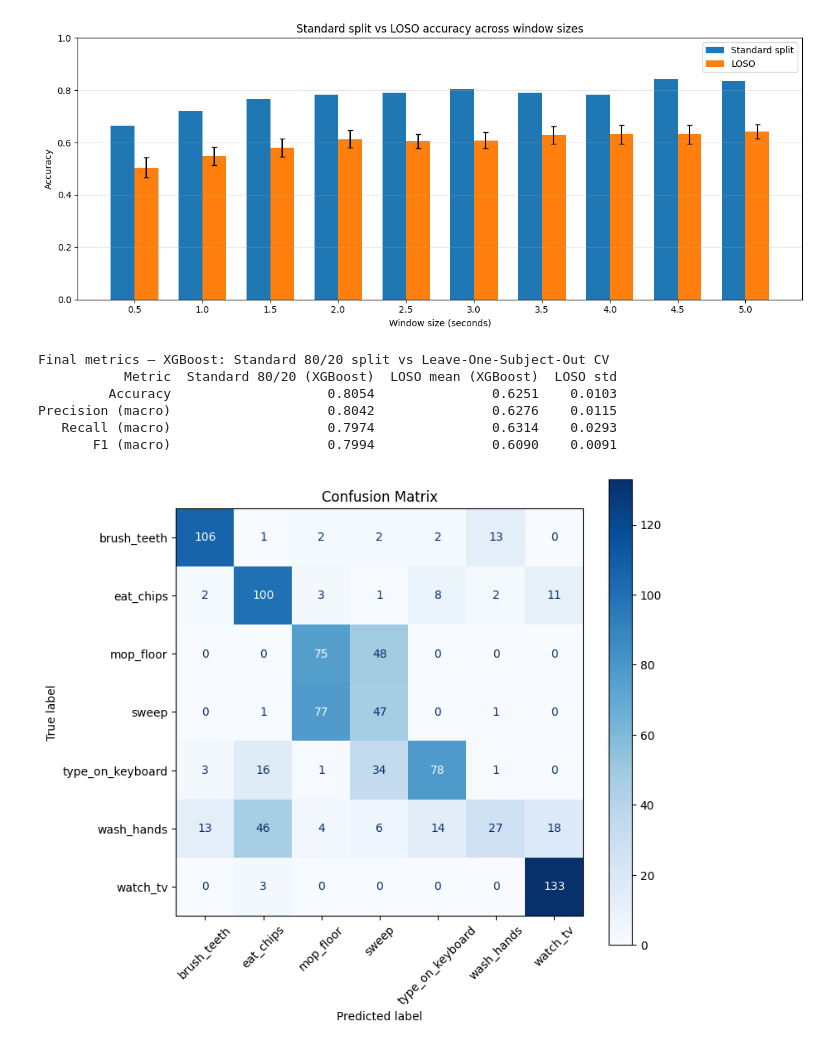
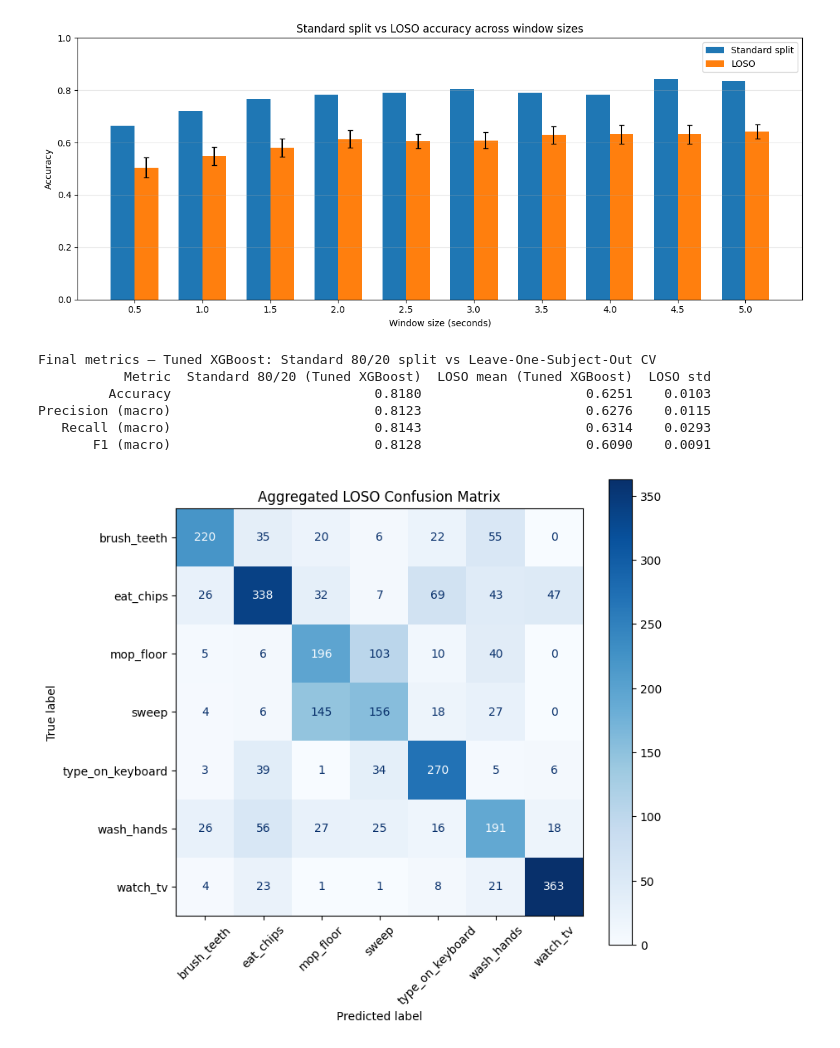
Before and after one commit to jaye311/CS156-Intro-To-AI-Project, a Jupyter notebook: main.ipynb, the cells around one changed output. Cells and saved outputs as stored; diff of their text form; code cells hidden in the pictures.

```diff
--- a/main.ipynb
+++ b/main.ipynb
@@ -1301,13 +1360,13 @@ plt.show()
 # %%
 final_metrics = pd.DataFrame({
     "Metric": ["Accuracy", "Precision (macro)", "Recall (macro)", "F1 (macro)"],
-    "Standard 80/20 (XGBoost)": [
-        results_df.loc["XGBoost", "Accuracy"],
-        results_df.loc["XGBoost", "Precision"],
-        results_df.loc["XGBoost", "Recall"],
-        results_df.loc["XGBoost", "F1"],
+    "Standard 80/20 (Tuned XGBoost)": [
+        accuracy,
+        precision,
+        recall,
+        f1,
     ],
-    "LOSO mean (XGBoost)": [
+    "LOSO mean (Tuned XGBoost)": [
         df_cv["accuracy"].mean(),
         df_cv["precision"].mean(),
         df_cv["recall"].mean(),
@@ -1321,33 +1380,53 @@ final_metrics = pd.DataFrame({
     ],
 }).round(4)
 
-print("Final metrics — XGBoost: Standard 80/20 split vs Leave-One-Subject-Out CV")
+print("Final metrics — Tuned XGBoost: Standard 80/20 split vs Leave-One-Subject-Out CV")
 print(final_metrics.to_string(index=False))
 # %% [output]
-Final metrics — XGBoost: Standard 80/20 split vs Leave-One-Subject-Out CV
-           Metric  Standard 80/20 (XGBoost)  LOSO mean (XGBoost)  LOSO std
-         Accuracy                    0.8054               0.6251    0.0103
-Precision (macro)                    0.8042               0.6276    0.0115
-   Recall (macro)                    0.7974               0.6314    0.0293
-       F1 (macro)                    0.7994               0.6090    0.0091
+Final metrics — Tuned XGBoost: Standard 80/20 split vs Leave-One-Subject-Out CV
+           Metric  Standard 80/20 (Tuned XGBoost)  LOSO mean (Tuned XGBoost)  LOSO std
+         Accuracy                          0.8180                     0.6251    0.0103
+Precision (macro)                          0.8123                     0.6276    0.0115
+   Recall (macro)                          0.8143                     0.6314    0.0293
+       F1 (macro)                          0.8128                     0.6090    0.0091
 # %%
 import numpy as np
+import matplotlib.pyplot as plt
 from sklearn.metrics import confusion_matrix, ConfusionMatrixDisplay
 
-# Use activity names (decoded from LabelEncoder `le` from cell 26) as tick labels
-# instead of integer-encoded class indices. Sort labels so axes are consistent.
-labels_int = sorted(np.unique(np.concatenate([np.asarray(y_test), np.asarray(y_pred)])))
-labels_str = [le.inverse_transform([int(l)])[0] for l in labels_int]
+# Aggregated LOSO confusion matrix.
+# This pools predictions from all held-out users.
 
-cm = confusion_matrix(y_test, y_pred, labels=labels_int)
-disp = ConfusionMatrixDisplay(confusion_matrix=cm, display_labels=labels_str)
+labels_int = sorted(
+    np.unique(
+        np.concatenate([
+            np.asarray(y_true_loso_all),
+            np.asarray(y_pred_loso_all)
+        ])
+    )
+)
+
+labels_str = [le.inverse_transform([int(label)])[0] for label in labels_int]
+
+cm_loso = confusion_matrix(
+    y_true_loso_all,
+    y_pred_loso_all,
+    labels=labels_int
+)
+
+disp = ConfusionMatrixDisplay(
+    confusion_matrix=cm_loso,
+    display_labels=labels_str
+)
 
 fig, ax = plt.subplots(figsize=(8, 7))
 disp.plot(ax=ax, xticks_rotation=45, cmap="Blues", colorbar=True)
-plt.title("Confusion Matrix")
+
+plt.title("Aggregated LOSO Confusion Matrix")
 plt.tight_layout()
+plt.savefig("confusion-loso.png", dpi=300, bbox_inches="tight")
 plt.show()
 # %% [output]
-[figure, old version]
+[figure, new version]
 # %%
 import numpy as np
```
Also changed, not shown: parts of 7 cells of this notebook.
